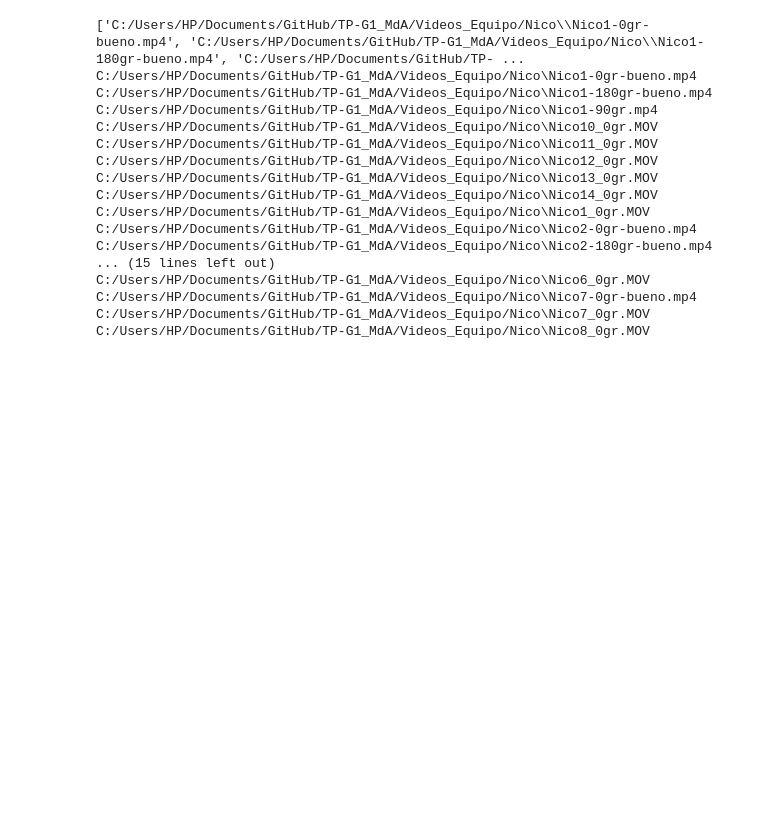
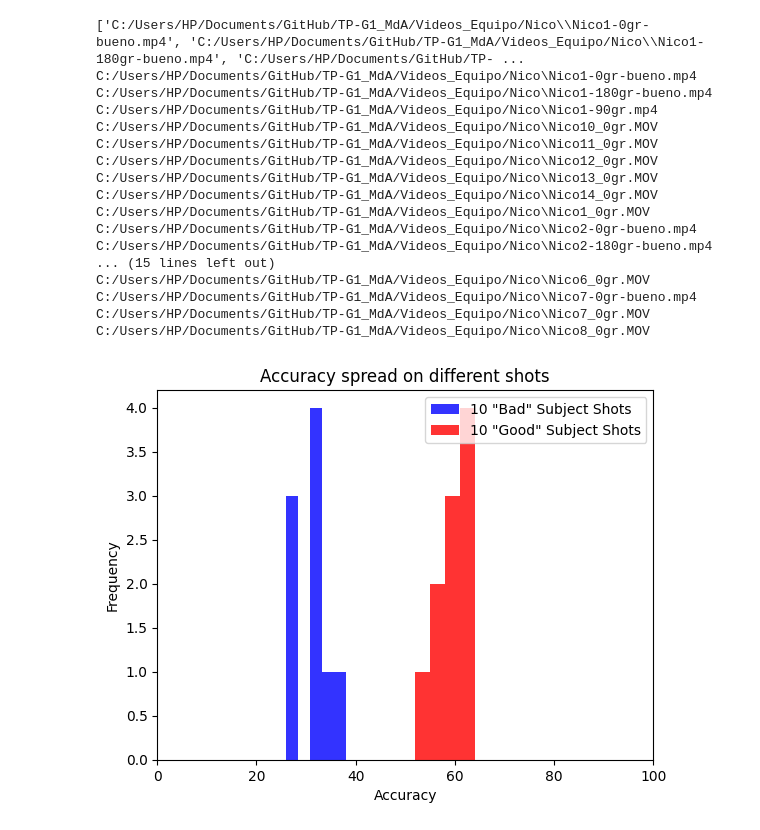
Before and after one commit to NicoBWin/TP-G1_MdA, a Jupyter notebook: Time_Series_Similarity.ipynb, the cells around one changed output. Saved outputs shown, nothing was run; the diff lists cells and outputs as text; code cells hidden in the pictures; blank space fills up the shorter version.

Commit message:
Some graphs

```diff
--- a/Time_Series_Similarity.ipynb
+++ b/Time_Series_Similarity.ipynb
@@ -259,3 +259,27 @@ C:/Users/HP/Documents/GitHub/TP-G1_MdA/Videos_Equipo/Nico\Nico6_0gr.MOV
 C:/Users/HP/Documents/GitHub/TP-G1_MdA/Videos_Equipo/Nico\Nico7-0gr-bueno.mp4
 C:/Users/HP/Documents/GitHub/TP-G1_MdA/Videos_Equipo/Nico\Nico7_0gr.MOV
 C:/Users/HP/Documents/GitHub/TP-G1_MdA/Videos_Equipo/Nico\Nico8_0gr.MOV
+# %%
+import matplotlib.pyplot as plt
+import numpy as np
+
+# Generate random data for the two series
+data1 = np.random.normal(32, 3, 10)  # Mean: 32, Standard Deviation: 2
+data2 = np.random.normal(59, 3, 10)  # Mean: 59, Standard Deviation: 2
+
+# Create the histogram
+plt.hist(data1, bins=5, range=(26, 38), alpha=0.8, label='10 \"Bad\" Subject Shots', color='blue')
+plt.hist(data2, bins=5, range=(49, 64), alpha=0.8, label='10 \"Good\" Subject Shots', color='red')
+
+plt.xlim(0, 100)
+
+# Add labels, title, and axis labels
+plt.xlabel('Accuracy')
+plt.ylabel('Frequency')
+plt.title('Accuracy spread on different shots')
+plt.legend(loc='upper right')
+
+# Show the plot
+plt.show()
+# %% [output]
+[figure, added]
```
Also changed, not shown: parts of 1 cell of this notebook, 2 other files.
